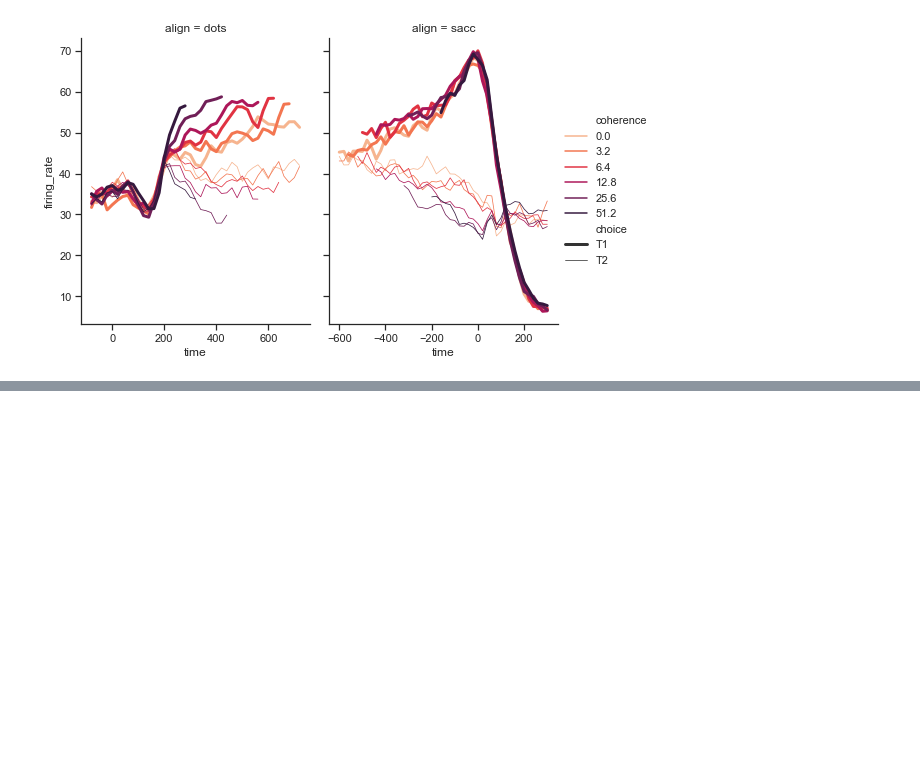
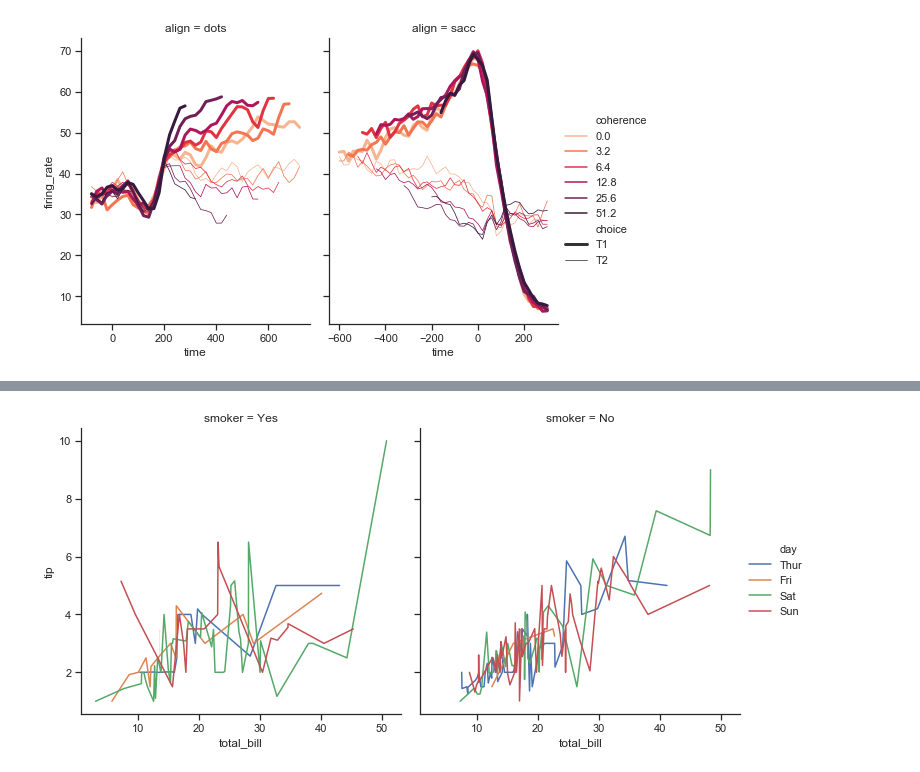
Before and after one commit to corazzon/seaborn-tutorial, a Jupyter notebook: dots_relplot_Line_plots_on_multiple_facets.ipynb, the cells around one changed output, grey strips where cells are left out. Cells and saved outputs as stored; diff of their text form; code cells hidden in the pictures; blank space fills up the shorter version.

```diff
--- a/dots_relplot_Line_plots_on_multiple_facets.ipynb
+++ b/dots_relplot_Line_plots_on_multiple_facets.ipynb
@@ -64,0 +76,5 @@ sns.relplot(x="time", y="firing_rate",
+# %%
+g = sns.relplot(x="total_bill", y="tip",
+                col="smoker", hue="day", kind="line", data=tips)
+# %% [output]
+[figure, added]
```
Also changed, not shown: parts of 9 cells of this notebook.
